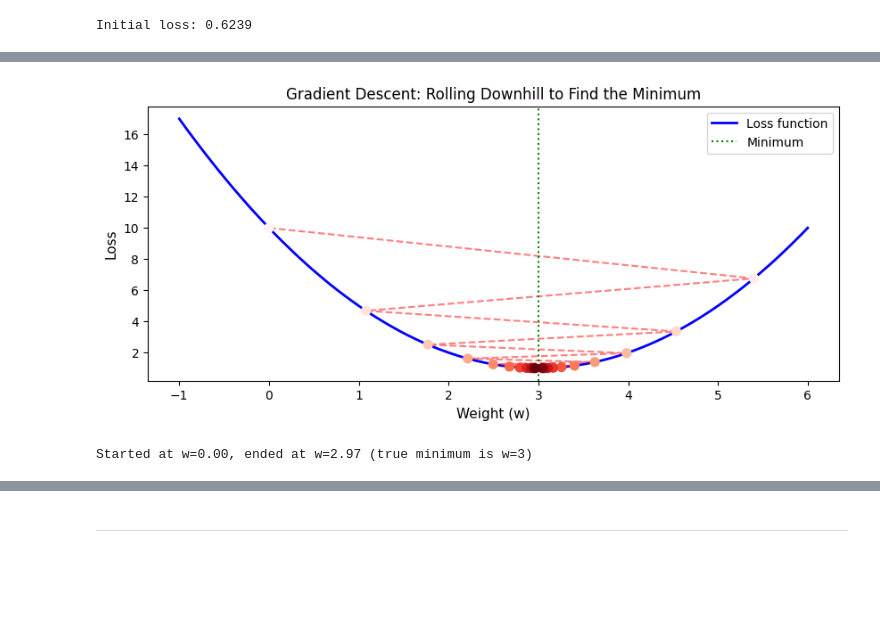
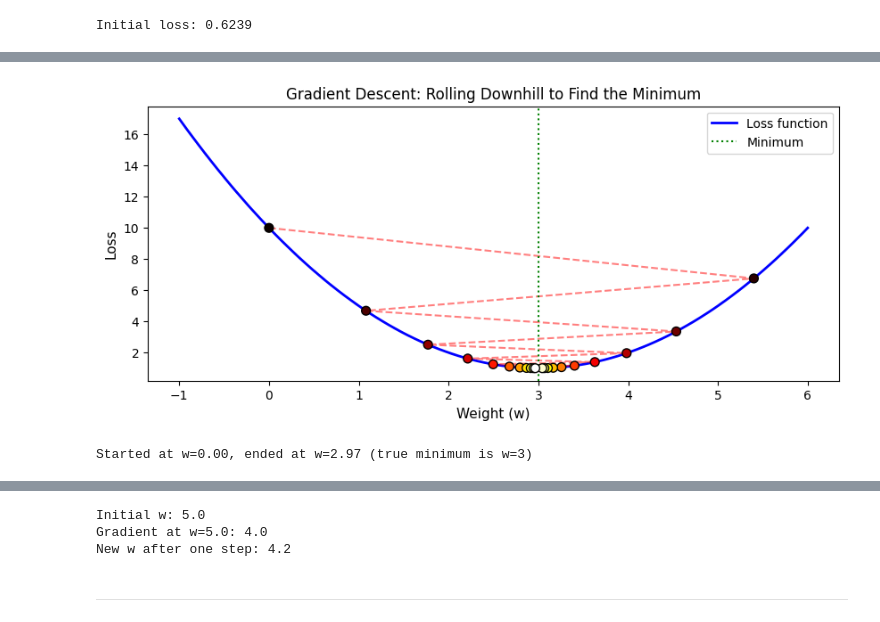
Before and after one commit to ChapmanMSBA/bus675_s26, a Jupyter notebook: lectures/Lecture_08_Neural_Network_Theory.ipynb, the cells around one changed output, grey strips where cells are left out. Cells and saved outputs as stored; diff of their text form; code cells hidden in the pictures; blank space fills up the shorter version.

```diff
--- a/lectures/Lecture_08_Neural_Network_Theory.ipynb
+++ b/lectures/Lecture_08_Neural_Network_Theory.ipynb
@@ -533,35 +545,35 @@ The **learning rate** controls your step size:
 # Visualize gradient descent on a simple 1D loss function
 def simple_loss(w):
     return (w - 3)**2 + 1  # Minimum at w=3
 
 def simple_gradient(w):
     return 2 * (w - 3)  # Derivative
 
 # Simulate gradient descent
 w = 0.0  # Start far from minimum
 learning_rate = 0.9
 history = [w]
 
 for _ in range(20):
     gradient = simple_gradient(w)
     w = w - learning_rate * gradient  # Update rule!
     history.append(w)
 
 # Plot
 w_range = np.linspace(-1, 6, 100)
 fig, ax = plt.subplots(figsize=(10, 4))
 ax.plot(w_range, simple_loss(w_range), 'b-', linewidth=2, label='Loss function')
-ax.scatter(history, [simple_loss(w) for w in history], c=range(len(history)), cmap='Reds', s=50, zorder=5)
+ax.scatter(history, [simple_loss(w) for w in history], c=range(len(history)), cmap='hot', edgecolors='k', s=50, zorder=5)
 ax.plot(history, [simple_loss(w) for w in history], 'r--', alpha=0.5)
 ax.axvline(x=3, color='green', linestyle=':', label='Minimum')
 ax.set_xlabel('Weight (w)', fontsize=11)
 ax.set_ylabel('Loss', fontsize=11)
 ax.set_title('Gradient Descent: Rolling Downhill to Find the Minimum', fontsize=12)
 ax.legend()
 plt.show()
 print(f"Started at w={history[0]:.2f}, ended at w={history[-1]:.2f} (true minimum is w=3)")
 # %% [output]
-[figure, old version]
+[figure, new version]
 Started at w=0.00, ended at w=2.97 (true minimum is w=3)
 # %% [markdown]
 ## Stochastic Gradient Descent (SGD)
@@ -596,14 +608,18 @@ learning_rate = 0.2
 
 # Step 1: Calculate gradient at w=5.0
 # Gradient of (w-3)^2 + 1 is 2*(w-3)  (just taking the derivative of a polynomial)
-gradient = None  # REPLACE NONE WITH YOUR CODE HERE
+gradient = 2*(w-3)  # REPLACE NONE WITH YOUR CODE HERE
 
 # Step 2: Apply update rule
-w_new = None # REPLACE NONE WITH YOUR CODE HERE
+w_new = w - gradient*learning_rate # REPLACE NONE WITH YOUR CODE HERE
 
 print(f"Initial w: {w}")
 print(f"Gradient at w={w}: {gradient}")
 print(f"New w after one step: {w_new}")
+# %% [output]
+Initial w: 5.0
+Gradient at w=5.0: 4.0
+New w after one step: 4.2
 # %% [markdown]
 <hr/>
 <!-- End Exercise 8.3-->
```
Also changed, not shown: parts of 8 cells of this notebook, 1 other file.
